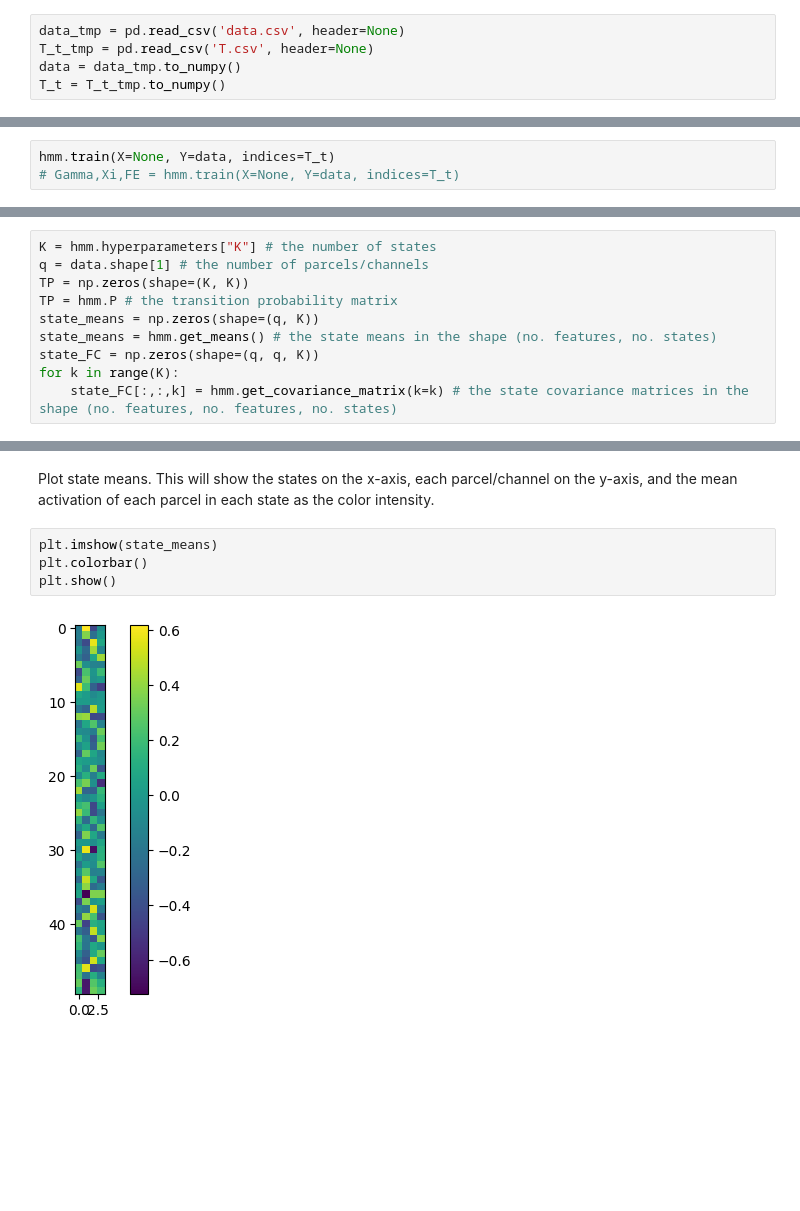
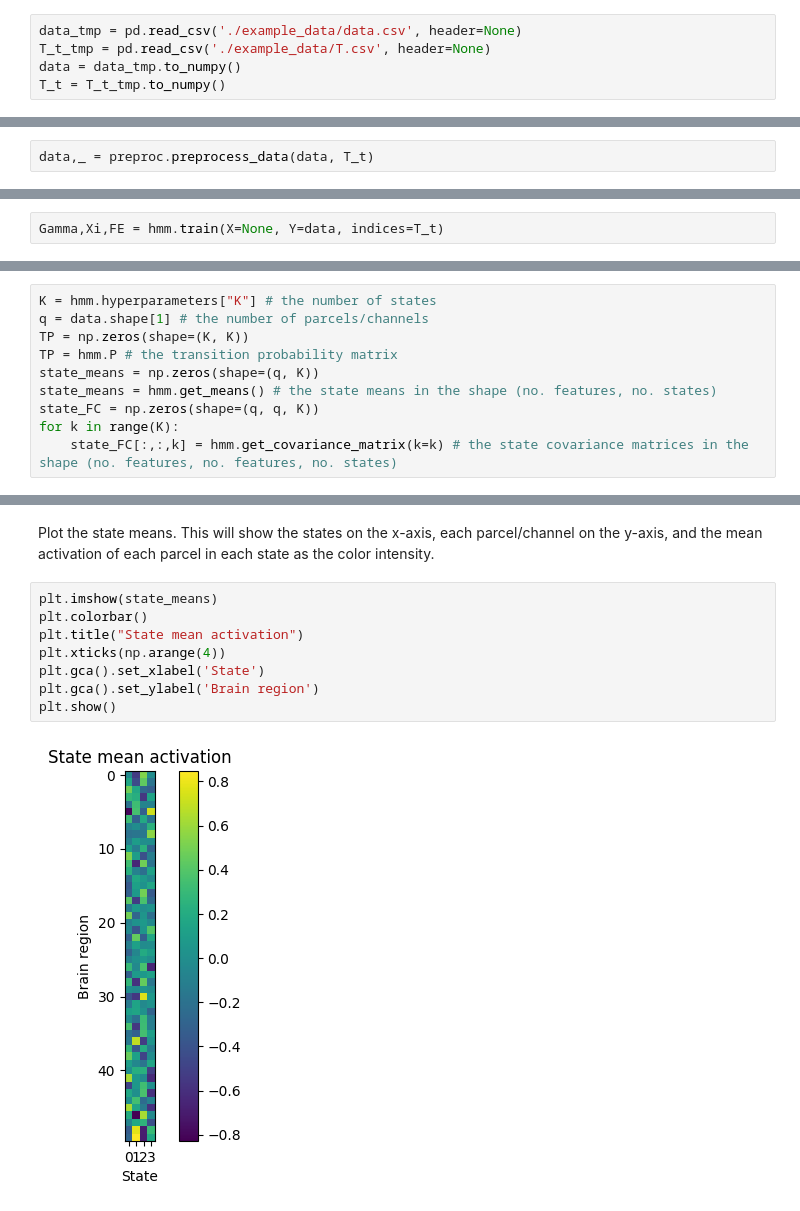
Before and after one commit to vidaurre/glhmm, a Jupyter notebook: docs/notebooks/GaussianHMM_example.ipynb, the cells around one changed output, grey strips where cells are left out. Cells and saved outputs as stored; diff of their text form; blank space fills up the shorter version.

```diff
--- a/docs/notebooks/GaussianHMM_example.ipynb
+++ b/docs/notebooks/GaussianHMM_example.ipynb
@@ -45,7 +49,7 @@ Input data for the glhmm should be in numpy format. Alternatively, the `io` modu
 
 Synthetic data for this example are provided as example in the `glhmm/docs/notebooks/example_data` folder. The file `data.csv` contains synthetic timeseries. The data should have the shape ((no subjects/sessions * no timepoints), no features), meaning that all subjects and/or sessions have been concatenated along the first dimension. The second dimension is the number of features, e.g., the number of parcels or channels. The file `T.csv` specifies the indices in the concatenated timeseries corresponding to the beginning and end of individual subjects/sessions in the shape (no subjects, 2). In this case, we have generated timeseries for 20 subjects and 50 features. Each subject has 1,000 timepoints. The timeseries has the shape (20000, 50) and the indices have the shape (20, 2).
 # %%
-data_tmp = pd.read_csv('data.csv', header=None)
-T_t_tmp = pd.read_csv('T.csv', header=None)
+data_tmp = pd.read_csv('./example_data/data.csv', header=None)
+T_t_tmp = pd.read_csv('./example_data/T.csv', header=None)
 data = data_tmp.to_numpy()
 T_t = T_t_tmp.to_numpy()
@@ -52,2 +58,4 @@ T_t = T_t_tmp.to_numpy()
+# %%
+data,_ = preproc.preprocess_data(data, T_t)
 # %% [markdown]
 ### Initialise and train HMM
@@ -63,6 +80,5 @@ Optionally, you can also return `Gamma` (the state probabilities at each timepoi
 # %%
-hmm.train(X=None, Y=data, indices=T_t)
-# Gamma,Xi,FE = hmm.train(X=None, Y=data, indices=T_t)
+Gamma,Xi,FE = hmm.train(X=None, Y=data, indices=T_t)
 # %% [markdown]
 ### Inspect model
 We then inspect some interesting aspects of the model: the transition probabilities, the state means, and the state covariances.
@@ -91,9 +107,13 @@ plt.show()
 # %% [markdown]
-Plot state means. This will show the states on the x-axis, each parcel/channel on the y-axis, and the mean activation of each parcel in each state as the color intensity.
+Plot the state means. This will show the states on the x-axis, each parcel/channel on the y-axis, and the mean activation of each parcel in each state as the color intensity.
-# %%
-plt.imshow(state_means)
-plt.colorbar()
-plt.show()
-# %% [output]
-[figure, removed]
+# %%
+plt.imshow(state_means)
+plt.colorbar()
+plt.title("State mean activation")
+plt.xticks(np.arange(4))
+plt.gca().set_xlabel('State')
+plt.gca().set_ylabel('Brain region')
+plt.show()
+# %% [output]
+[figure, added]
 # %% [markdown]
```
Also changed, not shown: parts of 28 cells of this notebook.
